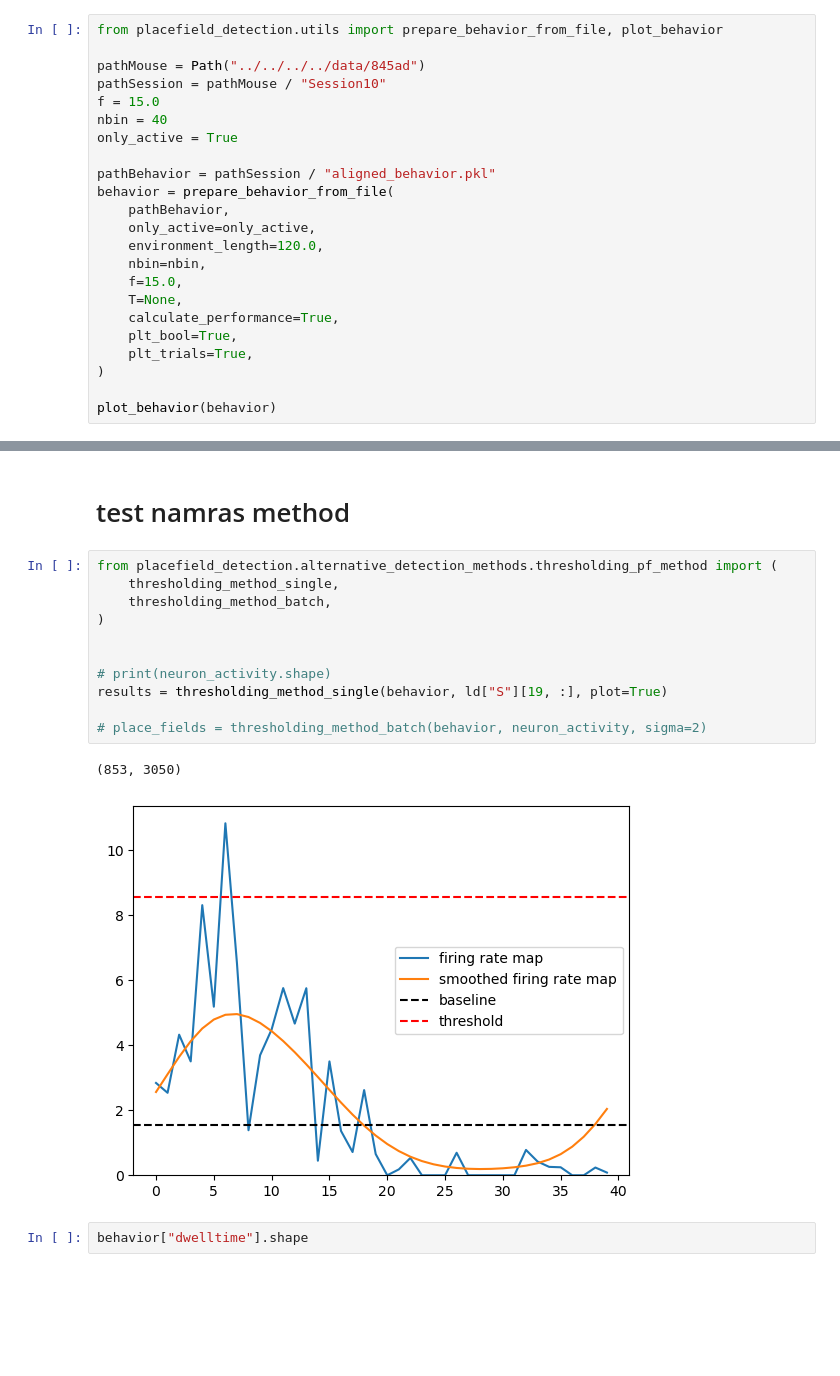
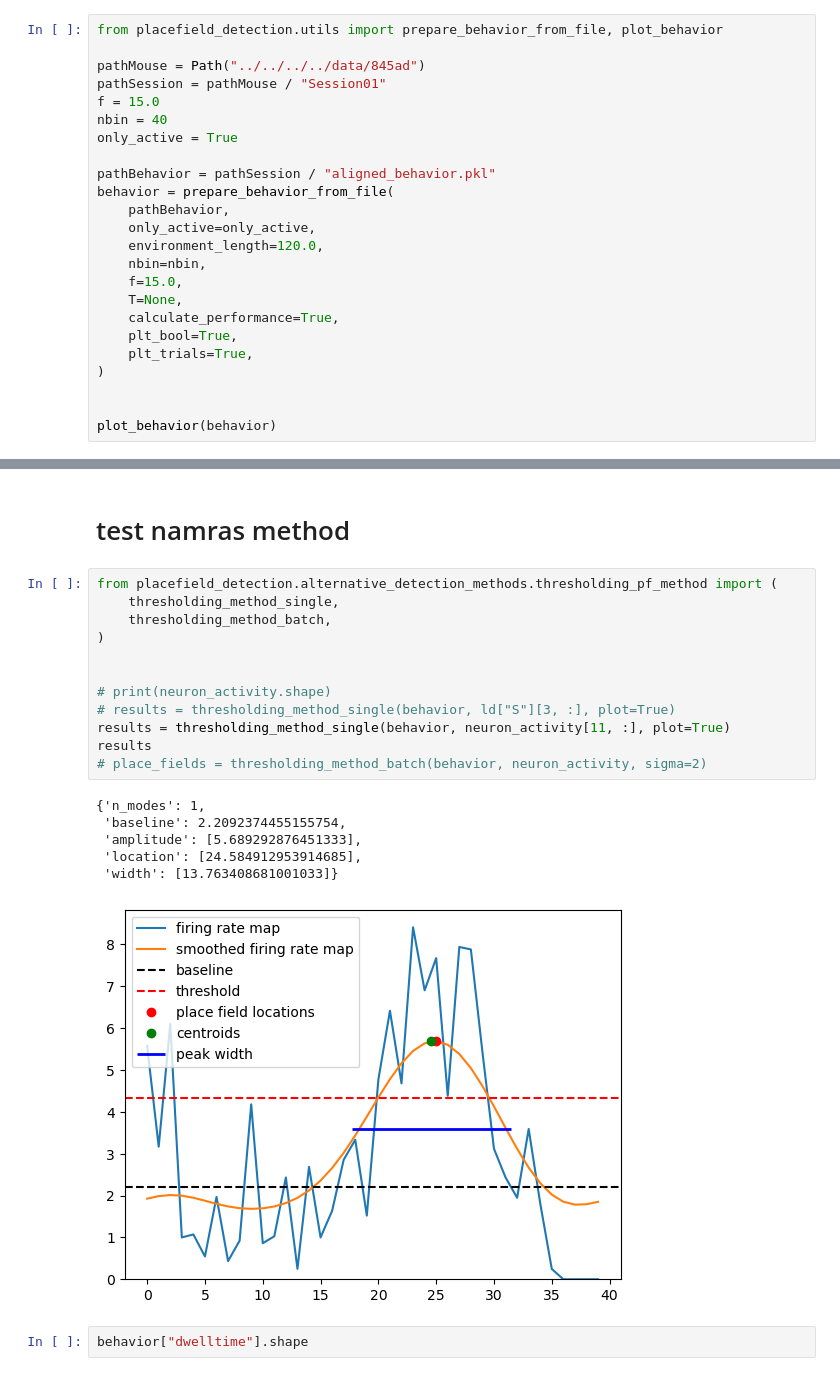
Before and after one commit to woxxel/placefield_detection, a Jupyter notebook: notebooks/test_placefield_detection_methods.ipynb, the cells around one changed output, grey strips where cells are left out. Cells and saved outputs as stored; diff of their text form; blank space fills up the shorter version.

```diff
--- a/notebooks/test_placefield_detection_methods.ipynb
+++ b/notebooks/test_placefield_detection_methods.ipynb
@@ -17,7 +17,7 @@ To enable the following instructions: SSE4.1 SSE4.2 AVX AVX2 AVX512F AVX512_VNNI
 from placefield_detection.utils import prepare_behavior_from_file, plot_behavior
 
 pathMouse = Path("../../../../data/845ad")
-pathSession = pathMouse / "Session10"
+pathSession = pathMouse / "Session01"
 f = 15.0
 nbin = 40
 only_active = True
@@ -35,6 +35,7 @@ behavior = prepare_behavior_from_file(
     plt_trials=True,
 )
 
+
 plot_behavior(behavior)
 # %% [output]
 40
@@ -284,17 +305,22 @@ neuron_activity.shape
 # %%
 from placefield_detection.alternative_detection_methods.thresholding_pf_method import (
     thresholding_method_single,
     thresholding_method_batch,
 )
 
 
 # print(neuron_activity.shape)
-results = thresholding_method_single(behavior, ld["S"][19, :], plot=True)
-
+# results = thresholding_method_single(behavior, ld["S"][3, :], plot=True)
+results = thresholding_method_single(behavior, neuron_activity[11, :], plot=True)
+results
 # place_fields = thresholding_method_batch(behavior, neuron_activity, sigma=2)
 # %% [output]
-(853, 3050)
+{'n_modes': 1,
+ 'baseline': 2.2092374455155754,
+ 'amplitude': [5.689292876451333],
+ 'location': [24.584912953914685],
+ 'width': [13.763408681001033]}
-[figure, old version]
+[figure, new version]
 # %%
 behavior["dwelltime"].shape
 # %% [output]
```
Also changed, not shown: parts of 3 cells of this notebook, 5 other files.
